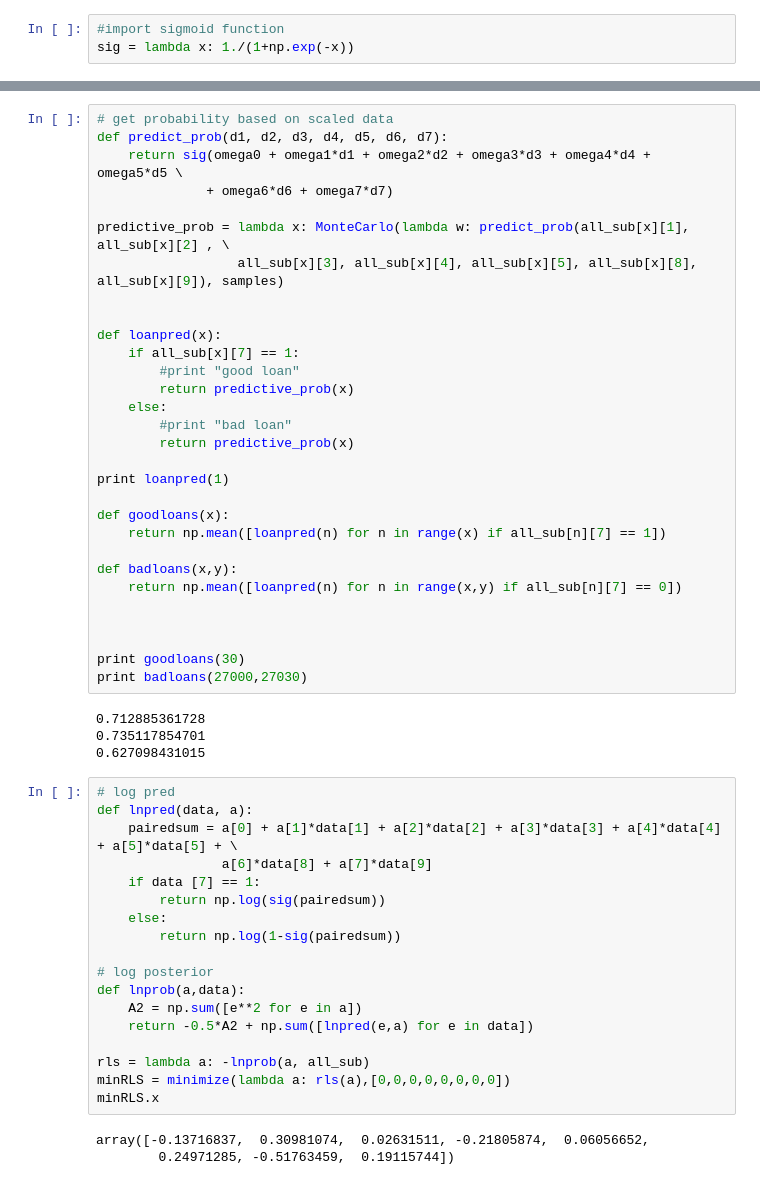
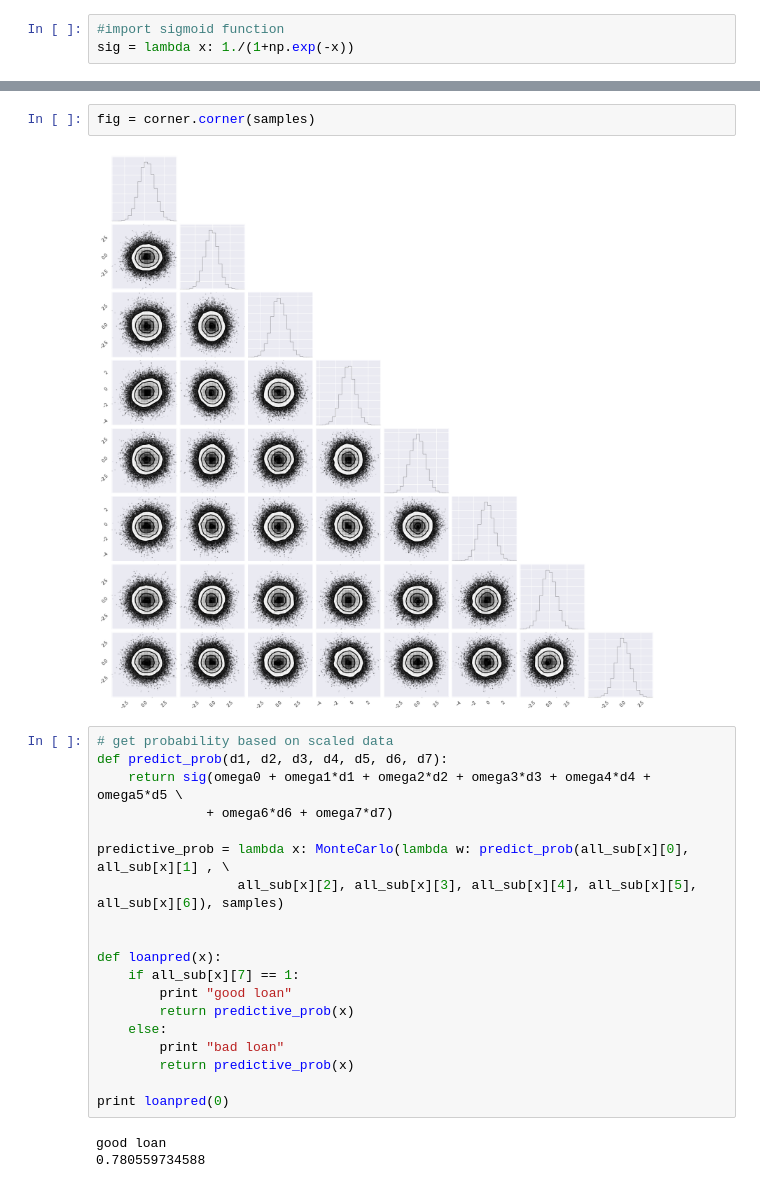
Before and after one commit to kstan1616/Data-Science-Work, a Jupyter notebook: Projects/Lending Model.ipynb, the cells around one changed output, grey strips where cells are left out. Drawn from its saved outputs; the diff is of its cells as text.

```diff
--- a/Projects/Lending Model.ipynb
+++ b/Projects/Lending Model.ipynb
@@ -260,55 +214,26 @@ o0 = 0.333258254893, o1 = -0.221280697012, o2 = -0.0818417288686, o3 = -0.041657
+# %%
+fig = corner.corner(samples)
+# %% [output]
+[figure, added]
 # %%
 # get probability based on scaled data
 def predict_prob(d1, d2, d3, d4, d5, d6, d7):
     return sig(omega0 + omega1*d1 + omega2*d2 + omega3*d3 + omega4*d4 + omega5*d5 \
               + omega6*d6 + omega7*d7)
 
-predictive_prob = lambda x: MonteCarlo(lambda w: predict_prob(all_sub[x][1], all_sub[x][2] , \
-                  all_sub[x][3], all_sub[x][4], all_sub[x][5], all_sub[x][8], all_sub[x][9]), samples)
+predictive_prob = lambda x: MonteCarlo(lambda w: predict_prob(all_sub[x][0], all_sub[x][1] , \
+                  all_sub[x][2], all_sub[x][3], all_sub[x][4], all_sub[x][5], all_sub[x][6]), samples)
 
 
 def loanpred(x):
     if all_sub[x][7] == 1:
-        #print "good loan"
+        print "good loan"
         return predictive_prob(x)
     else:
-        #print "bad loan"
+        print "bad loan"
         return predictive_prob(x)
 
-print loanpred(1)
-
-def goodloans(x):
-    return np.mean([loanpred(n) for n in range(x) if all_sub[n][7] == 1])
-
-def badloans(x,y):
-    return np.mean([loanpred(n) for n in range(x,y) if all_sub[n][7] == 0])
-
-
-
-print goodloans(30)
-print badloans(27000,27030)
+print loanpred(0)
 # %% [output]
-0.712885361728
-0.735117854701
-0.627098431015
+good loan
+0.780559734588
-# %%
-# log pred
-def lnpred(data, a):
-    pairedsum = a[0] + a[1]*data[1] + a[2]*data[2] + a[3]*data[3] + a[4]*data[4] + a[5]*data[5] + \
-                a[6]*data[8] + a[7]*data[9]
-    if data [7] == 1:
-        return np.log(sig(pairedsum))
-    else:
-        return np.log(1-sig(pairedsum))
-
-# log posterior
-def lnprob(a,data):
-    A2 = np.sum([e**2 for e in a])
-    return -0.5*A2 + np.sum([lnpred(e,a) for e in data])
-
-rls = lambda a: -lnprob(a, all_sub)
-minRLS = minimize(lambda a: rls(a),[0,0,0,0,0,0,0,0])
-minRLS.x
-# %% [output]
-array([-0.13716837,  0.30981074,  0.02631511, -0.21805874,  0.06056652,
-        0.24971285, -0.51763459,  0.19115744])
```
Also changed, not shown: parts of 29 cells of this notebook, 1 other file.
